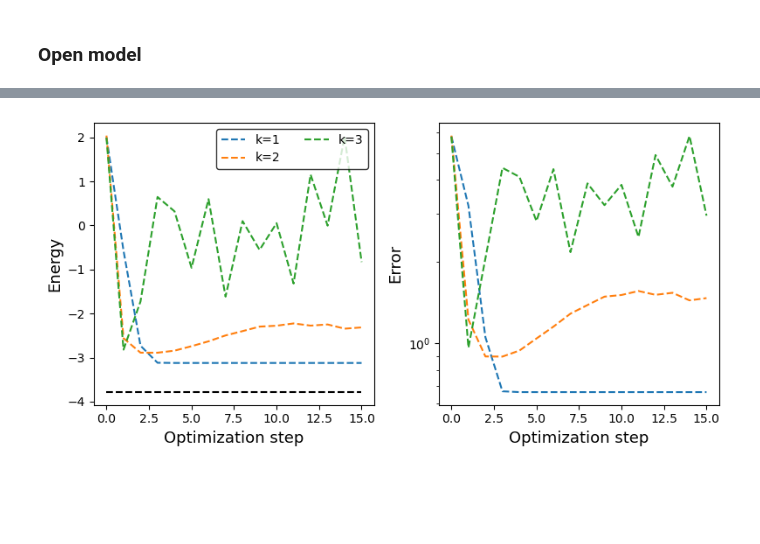
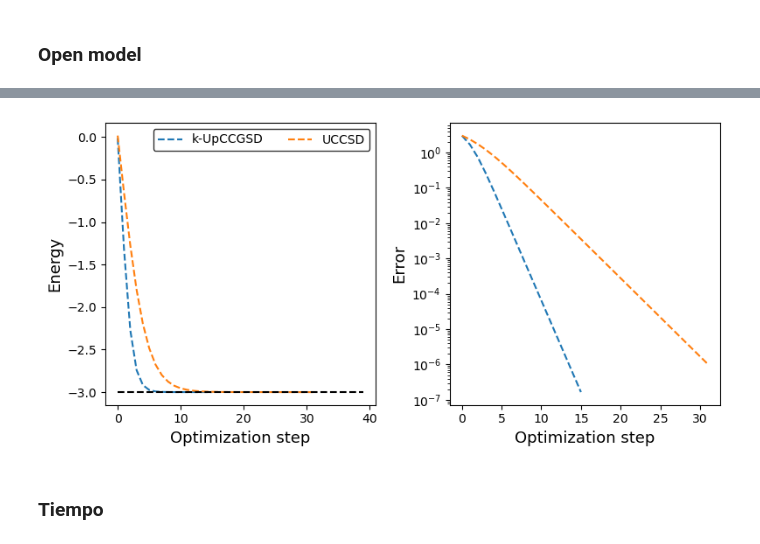
Before and after one commit to javinoram/VqePy, a Jupyter notebook: demos/Hubbard.ipynb, the cells around one changed output, grey strips where cells are left out. Cells and saved outputs as stored; diff of their text form; code cells hidden in the pictures; blank space fills up the shorter version.

```diff
--- a/demos/Hubbard.ipynb
+++ b/demos/Hubbard.ipynb
@@ -108,23 +409,58 @@ for k in range(2):
+# %%
+valores_ucc = []
+for k in range(1):
+    ansatz_params = {
+        "repetitions": k+1,
+        "base": "default.qubit",
+        "interface": "autograd",
+        "electrons": params1["sites"],
+        "qubits": hubbard_chain1.qubits,
+        "pattern": "chain"
+    }
+
+
+    ansazt = uccds_ansatz()
+    ansazt.set_device( ansatz_params )
+    ansazt.set_node( ansatz_params )
+    ansazt.set_state( ansatz_params["electrons"] )
+
+    minimizate_params = {
+            "type": "SLSQP",
+            "maxiter": 40,
+            "tol": 0.000001,
+            "number":  len(ansazt.singles) + len(ansazt.doubles),
+            "theta":["generic", 0.3]}
+
+    hubbard_chain1.node = ansazt.node
+    optimizer = gradiend_optimizer(minimizate_params)
+    energy1, optimum = optimizer.VQE(hubbard_chain1.cost_function)
+    valores_ucc.append(energy1)
 # %%
 ee = FHExacto(params1)
 
 fig, ax = plt.subplots(1, 2, figsize=(8,4),)
 ax[0].set_xlabel("Optimization step", fontsize=13)
 ax[0].set_ylabel("Energy", fontsize=13)
 
 ax[1].set_xlabel("Optimization step", fontsize=13)
 ax[1].set_ylabel("Error", fontsize=13)
-aux = max( [len(i) for i in valores] )
 
-for i, val in enumerate(valores):
-    ax[0].plot([j for j in range(len(val))], val, ls="dashed", label="k="+str(i+1))
-    ax[1].plot([i for i in range(len(val))], [np.abs(val[j] -ee[0]) for j in range(len(val))], ls="dashed")
-ax[0].plot([j for j in range( aux ) ], [ee[0] for j in range(aux)], color="black", ls="dashed")
+for i, val in enumerate(valores_kup):
+    ax[0].plot([j for j in range(len(val))], val, ls="dashed", label="k-UpCCGSD")
+    ax[1].plot([i for i in range(len(val))], [np.abs(val[j] -ee[0]) for j in range(len(val))], ls="dashed", label="k-UpCCGSD")
+
+for i, val in enumerate(valores_ucc):
+    ax[0].plot([j for j in range(len(val))], val, ls="dashed", label="UCCSD")
+    ax[1].plot([i for i in range(len(val))], [np.abs(val[j] -ee[0]) for j in range(len(val))], ls="dashed", label="UCCSD")
+
+ax[0].plot([j for j in range( 40 ) ], [ee[0] for j in range(40)], color="black", ls="dashed")
 ax[1].set_yscale("log")
 
 ax[0].legend(loc="upper right", fontsize='medium',frameon=True, edgecolor='k', ncol=2)
 fig.tight_layout()
 plt.show()
 # %% [output]
-[figure, old version]
+[figure, new version]
+# %% [markdown]
+### Tiempo
 # %%
```
Also changed, not shown: parts of 23 cells of this notebook, 15 other files.
